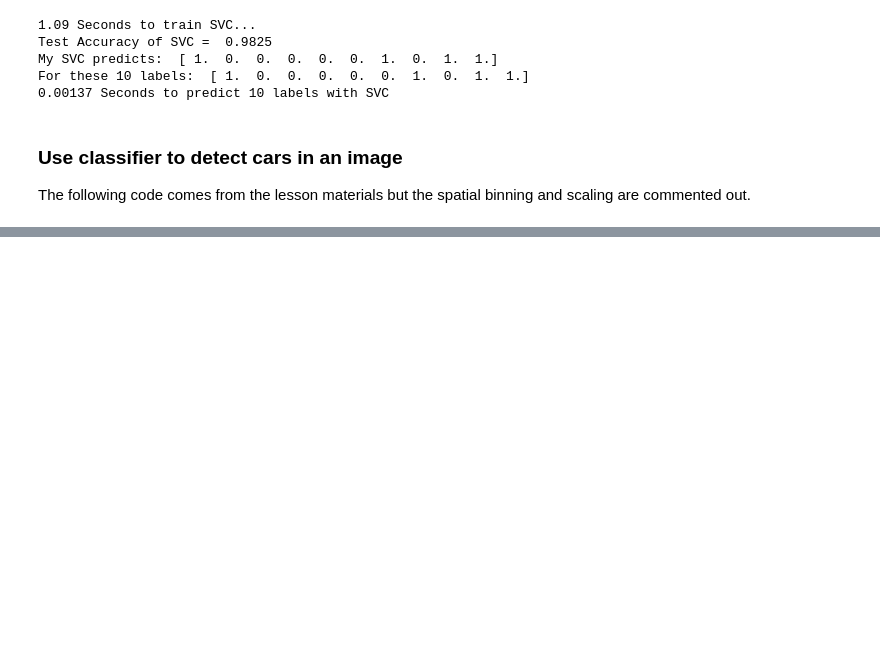
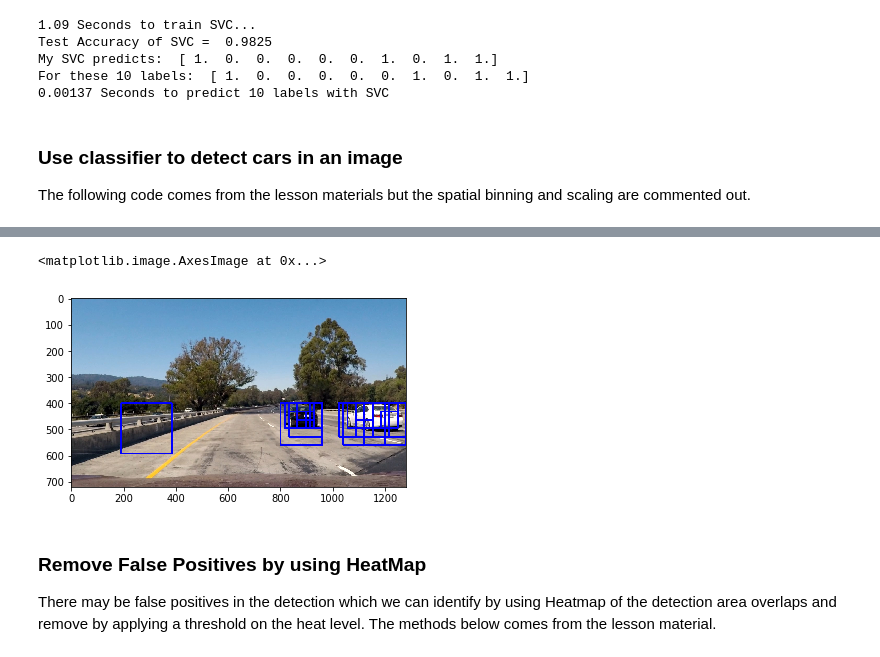
Before and after one commit to jingz8804/CarND-Vehicle-Detection, a Jupyter notebook: project-vechicle-detection.ipynb, the cells around one changed output, grey strips where cells are left out. Saved outputs shown, nothing was run; the diff lists cells and outputs as text; code cells hidden in the pictures; blank space fills up the shorter version.

```diff
--- a/project-vechicle-detection.ipynb
+++ b/project-vechicle-detection.ipynb
@@ -330,0 +335,27 @@ plt.imshow(out_img)
+# %%
+def draw_boxes(img, boxes):
+    draw_img = np.copy(img)
+    for box in boxes:
+        cv2.rectangle(draw_img, box[0], box[1] ,(0,0,255), 6)
+    return draw_img
+# %%
+colorspace = 'YUV' # Can be RGB, HSV, LUV, HLS, YUV, YCrCb
+orient = 11
+pix_per_cell = 16
+cell_per_block = 2
+hog_channel = 'ALL' # Can be 0, 1, 2, or "ALL"
+
+scales = [1.0, 1.5, 2, 2.5, 3, 3,5]
+rects = []
+
+test_image = mpimg.imread('./test_images/test1.jpg')
+
+for scale in scales:
+    _, rectangles = find_cars(test_image, ystart, ystop, scale, svc, None, orient, pix_per_cell, cell_per_block, None, None)
+    rects.append(rectangles)
+
+rectangles = [item for sublist in rects for item in sublist]
+
+test_image_drawn = draw_boxes(test_image, rectangles)
+plt.imshow(test_image_drawn)
+# %% [output]
@@ -330,0 +364,5 @@ plt.imshow(out_img)
+<matplotlib.image.AxesImage at 0x...>
+[figure, added]
+# %% [markdown]
+### Remove False Positives by using HeatMap
+There may be false positives in the detection which we can identify by using Heatmap of the detection area overlaps and remove by applying a threshold on the heat level. The methods below comes from the lesson material.
```
Also changed, not shown: parts of 22 cells of this notebook, 3 other files.
